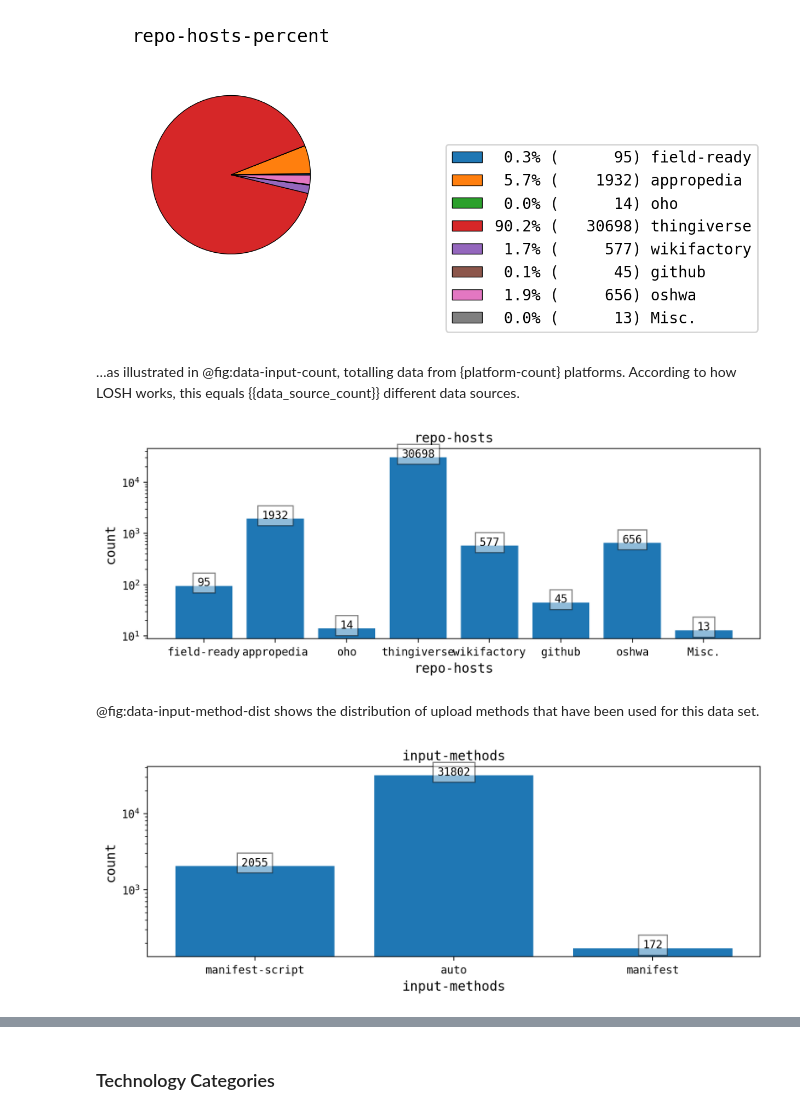
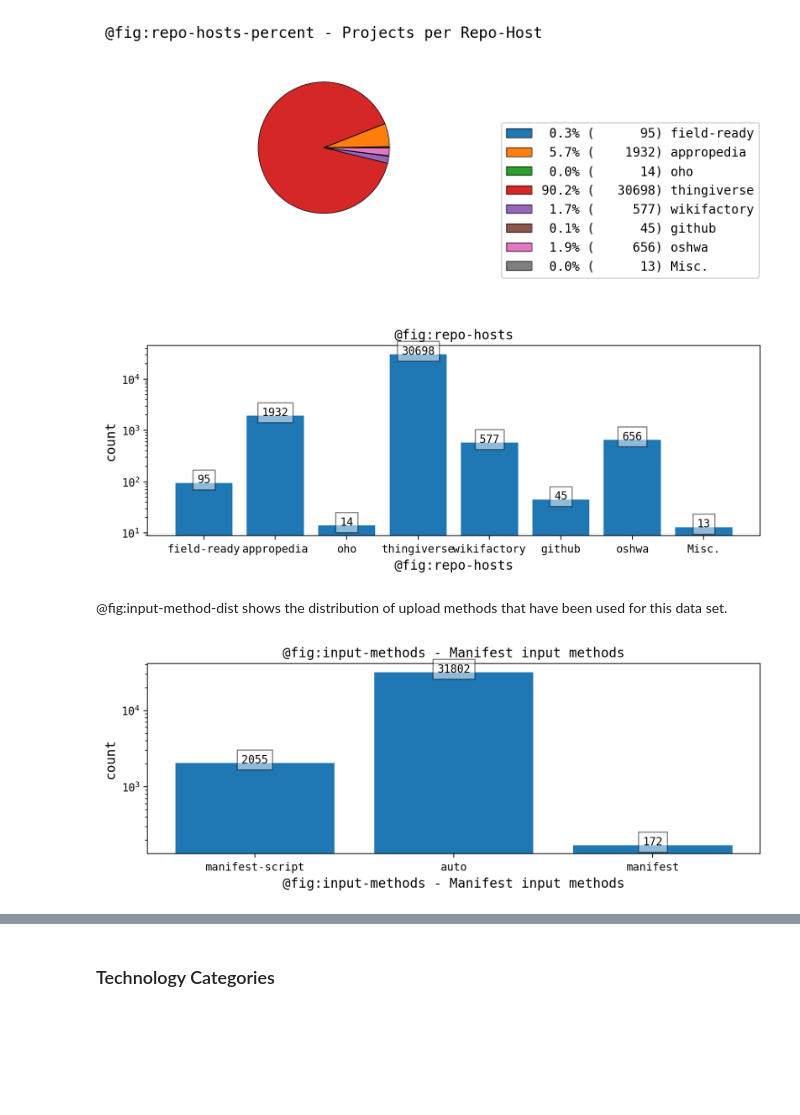
Before and after one commit to OPEN-NEXT/LOSH-Reporter, a Jupyter notebook: report.ipynb, the cells around one changed output, grey strips where cells are left out. Cells and saved outputs as stored; diff of their text form; code cells hidden in the pictures; blank space fills up the shorter version.

Commit message:
Lots of cleanup of the report [major]
Robins TODO (for this year) are now done.

```diff
--- a/report.ipynb
+++ b/report.ipynb
@@ -381,67 +385,67 @@ The minimum threshold for LOSH to be recognised as an OSH project is to have:
 
 By the publishing date of this report, the LOSH knowledge base contains:
 # %%
-# TODO Robin
+# We had such a table0-like list in the past, but it is much better and more easily visualized in the pie-chart below
 
 # - {ghproj} from [GitHub.com](http://github.com/) (not counting Open Know-How or Appropedia.org) ({} % of all its projects)
 # - {gltotalproj} from gitlab-based platforms ({} % of all its projects) <!---NOTE: gitlab-based repo hosts are listed in specs/gitlab-platforms.csv -->
 # - {wifproj} from [Wikifactory.com](https://wikifactory.com/) ({} % of all its projects)
 # - {oshwaproj} from [OSHWA Certification List](https://certification.oshwa.org/list.html) ({} % of all its projects)
 # - {thingiproj} from [Thingiverse.com](https://www.thingiverse.com/) ({} % of all its projects)
 # - {approproj} from [Appropedia.org](https://appropedia.org/) ({} % of all its projects)
 # - {okhproj} from [Open Know-How](https://openknowhow.org/) ({} % of all its projects)
 # - {otherproj} from diverse other sources ({} % of all its projects)
 
 # templater.get_value(repoHosts,{"repoHost": "github.com"}, "count")} from [GitHub.com](http://github.com/) (not counting Open Know-How or Appropedia.org) (${get_value(repoHosts, {"repoHost": "github.com"}, "percent")} % of all its projects)
 # - ${get_value(repoHosts,{"repoHost": "gitlab.com"}, "count")} from [GitLab.com](http://gitlab.com/) (not counting Open Know-How or Appropedia.org) (${get_value(repoHosts, {"repoHost": "gitlab.com"}, "percent")} % of all its projects)
 # - ${get_value(repoHosts,{"repoHost": "source.mnt.re"}, "count")} from [source.mnt.re](https://source.mnt.re) (${get_value(repoHosts, {"repoHost": "source.mnt.re"}, "percent")} % of all its projects)
 # - ${get_value(repoHosts,{"repoHost": "wikifactory.com"}, "count")} from [Wikifactory.com](https://wikifactory.com/) (${get_value(repoHosts, {"repoHost": "wikifactory.com"}, "percent")} % of all its projects)
 # - ${get_value(repoHosts,{"repoHost": "certification.oshwa.org"}, "count")} from [OSHWA Certification List](https://certification.oshwa.org/list.html) (${get_value(repoHosts, {"repoHost": "certification.oshwa.org"}, "percent")} % of all its projects)
 # - ${get_value(repoHosts,{"repoHost": "en.oho.wiki"}, "count")} from [Open Hardware Observatory](https://en.oho.wiki) (${get_value(repoHosts, {"repoHost": "en.oho.wiki"}, "percent")} % of all its projects)
 # - ${get_value(repoHosts, {"repoHost": "www.thingiverse.com"}, "count")} from [Thingiverse.com](https://www.thingiverse.com/) (${get_value(repoHosts, {"repoHost": "www.thingiverse.com"}, "percent")} % of all its projects)
 
 x_selector="repoHosts.repoHost"
 y_selector="repoHosts.count"
 acc = 5
 x, y = fetch_xy(x_selector, y_selector)
 x, y = accum_below_abs(x, y, acc)
 fig_01, ax_01 = piechart_create(
     x,
     y,
-    title="repo-hosts-percent",
+    title="@fig:repo-hosts-percent - Projects per Repo-Host",
     label="repo-host",
     legend_vals=True)
 # %% [output]
-[figure, old version]
+[figure, new version]
 # %% [markdown]
-…as illustrated in @fig:data-input-count, totalling data from {platform-count} platforms.
+<!--
+…as illustrated in @fig:data-input-count, totalling data from our platforms.
 According to how LOSH works, this equals {{data_source_count}} different data sources.
+-->
 
 <!-- ??? NOTE: the list there is, what from here on is abbreviated as {platforms} ??? -->
 # %%
-#<!--- TODO Robin DONE a bar chart with the above mentioned values, each bar splitting into accepted and rejected projects (rejected projects on top) -->
-# {#fig:data-input-count}
+# a bar chart with the above mentioned values, each bar splitting into accepted and rejected projects (rejected projects on top)
 x_selector="repoHosts.repoHost"
 y_selector="repoHosts.count"
 acc = 5
 x, y = fetch_xy(x_selector, y_selector)
 x, y = accum_below_abs(x, y, acc)
-fig, ax = barchart_create(x, y, title="repo-hosts", label="count")
+fig, ax = barchart_create(x, y, title="@fig:repo-hosts", label="count")
 ax.set_yscale('log')
 barchart_add_labels(x, y)
 # %% [output]
-[figure, old version]
+[figure, new version]
 # %% [markdown]
-@fig:data-input-method-dist shows the distribution of upload methods that have been used for this data set.
+@fig:input-method-dist shows the distribution of upload methods that have been used for this data set.
 # %%
-#<!--- TODO Robin DONE bar chart showing the distribution of uploading methods used for LOSH (auto, manifest, manifest-script, manual) -->
-# {fig:data-input-method-dist}
+# bar chart showing the distribution of uploading methods used for LOSH (auto, manifest, manifest-script, manual)
 x_selector="projectInputMethod.uploadMethod"
 y_selector="projectInputMethod.count"
 x, y = fetch_xy(x_selector, y_selector)
-fig, ax = barchart_create(x, y, title="input-methods", label="count")
+fig, ax = barchart_create(x, y, title="@fig:input-methods - Manifest input methods", label="count")
 ax.set_yscale('log')
 barchart_add_labels(x, y)
 # %% [output]
-[figure, old version]
+[figure, new version]
 # %% [markdown]
```
Also changed, not shown: parts of 36 cells of this notebook.
